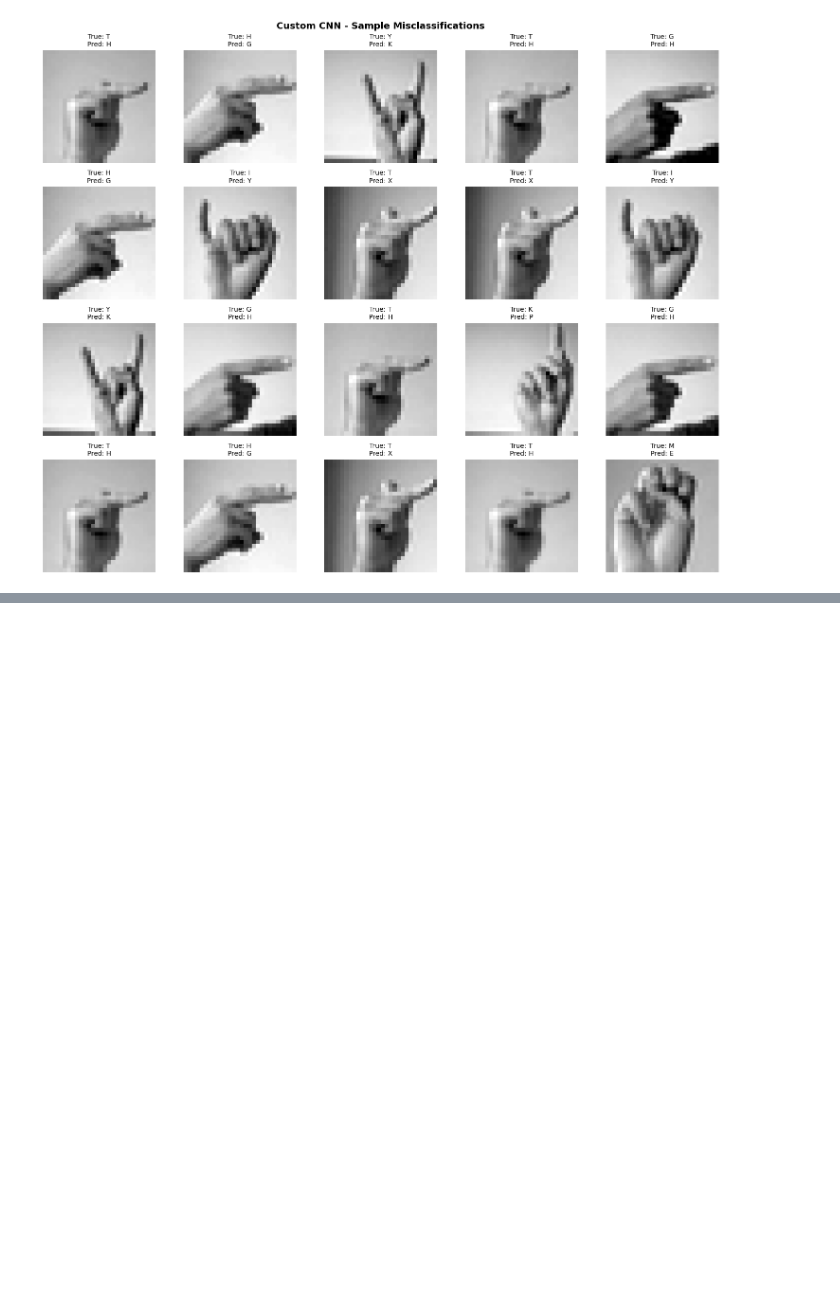
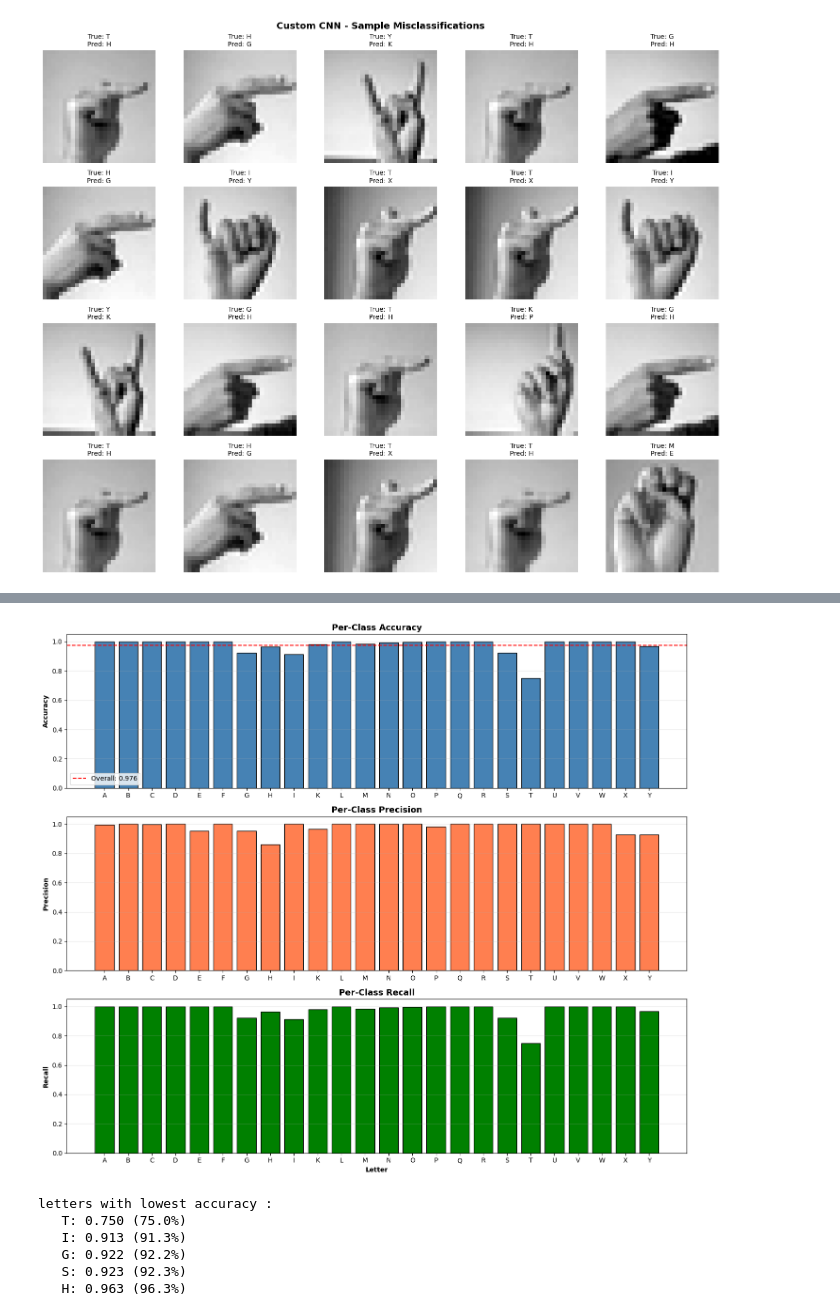
Before and after one commit to SharkFishie/CSCI323_ASL_Recognition, a Jupyter notebook: notebooks/06_Model_Comparison_and_Evaluation.ipynb, the cells around one changed output, grey strips where cells are left out. Saved outputs shown, nothing was run; the diff lists cells and outputs as text; code cells hidden in the pictures; blank space fills up the shorter version.

Commit message:
finished 06 notebook with visuals and charts

```diff
--- a/notebooks/06_Model_Comparison_and_Evaluation.ipynb
+++ b/notebooks/06_Model_Comparison_and_Evaluation.ipynb
@@ -322,3 +322,77 @@ if len(misclassified_indices) > 0:
 # %% [markdown]
 ### results
 ![image.png](attachment:image.png)
+# %%
+#calculate per class metrics
+per_class_accuracy = []
+per_class_precision = []
+per_class_recall = []
+
+label_values = sorted(np.unique(y_test))  # [0,1,...,8,10,...,24] - no 9
+
+per_class_accuracy = []
+per_class_precision = []
+per_class_recall = []
+
+for i in label_values:
+    mask = (y_test == i)
+    acc = (best_predictions[mask] == i).sum() / mask.sum()
+    per_class_accuracy.append(float(acc))
+
+    tp = ((y_test == i) & (best_predictions == i)).sum()
+    fp = ((y_test != i) & (best_predictions == i)).sum()
+    fn = ((y_test == i) & (best_predictions != i)).sum()
+
+    prec = tp / (tp + fp) if (tp + fp) > 0 else 0
+    rec  = tp / (tp + fn) if (tp + fn) > 0 else 0
+
+    per_class_precision.append(float(prec))
+    per_class_recall.append(float(rec))
+
+#plot
+fig, (ax1, ax2, ax3) = plt.subplots(3, 1, figsize=(14, 12))
+
+#accuracy
+ax1.bar(range(24), per_class_accuracy, color='steelblue', edgecolor='black')
+ax1.axhline(y=best_accuracy, color='red', linestyle='--', label=f'Overall: {best_accuracy:.3f}')
+ax1.set_ylabel('Accuracy', fontweight='bold')
+ax1.set_title('Per-Class Accuracy', fontweight='bold', fontsize=13)
+ax1.set_xticks(range(24))
+ax1.set_xticklabels(letters)
+ax1.legend()
+ax1.grid(axis='y', alpha=0.3)
+
+#precision
+ax2.bar(range(24), per_class_precision, color='coral', edgecolor='black')
+ax2.set_ylabel('Precision', fontweight='bold')
+ax2.set_title('Per-Class Precision', fontweight='bold', fontsize=13)
+ax2.set_xticks(range(24))
+ax2.set_xticklabels(letters)
+ax2.grid(axis='y', alpha=0.3)
+
+#recall
+ax3.bar(range(24), per_class_recall, color='green', edgecolor='black')
+ax3.set_ylabel('Recall', fontweight='bold')
+ax3.set_title('Per-Class Recall', fontweight='bold', fontsize=13)
+ax3.set_xlabel('Letter', fontweight='bold')
+ax3.set_xticks(range(24))
+ax3.set_xticklabels(letters)
+ax3.grid(axis='y', alpha=0.3)
+
+plt.tight_layout()
+plt.savefig('../results/figures/per_class_metrics.png', dpi=300, bbox_inches='tight')
+plt.show()
+
+#print worst performers
+worst_acc = sorted(zip(letters, per_class_accuracy), key=lambda x: x[1])[:5]
+print("\nletters with lowest accuracy :")
+for letter, acc in worst_acc:
+    print(f"   {letter}: {acc:.3f} ({acc*100:.1f}%)")
+# %% [output]
+[figure, added]
+letters with lowest accuracy :
+   T: 0.750 (75.0%)
+   I: 0.913 (91.3%)
+   G: 0.922 (92.2%)
+   S: 0.923 (92.3%)
+   H: 0.963 (96.3%)
```
Also changed, not shown: parts of 3 cells of this notebook, 2 other files.
